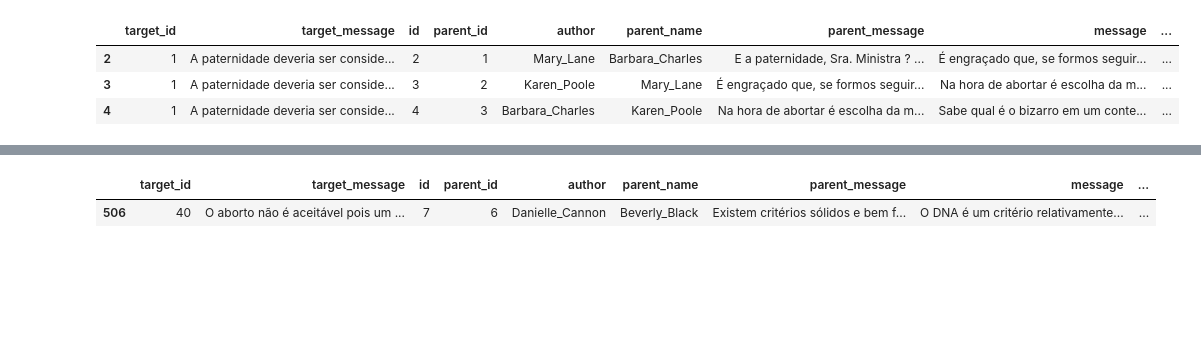
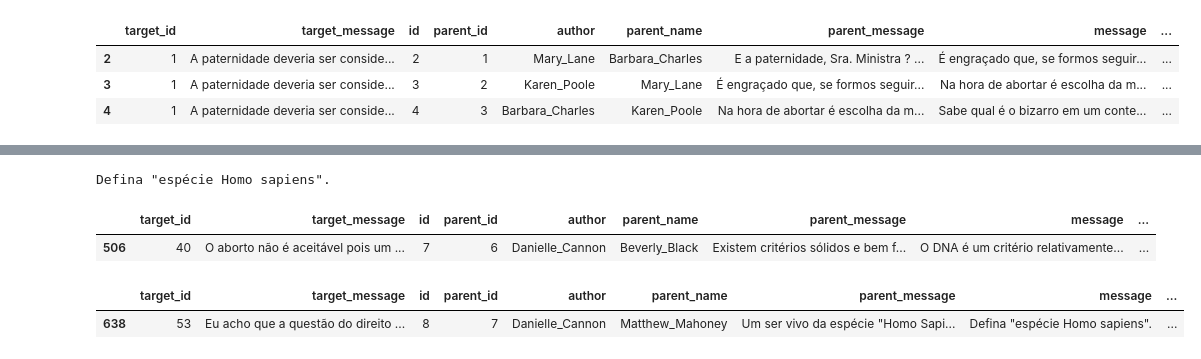
Before and after one commit to digogc/Contextual_GenAI_Stance_Detection, a Jupyter notebook: data/trabalhando_dados.ipynb, the cells around one changed output, grey strips where cells are left out. Saved outputs shown, nothing was run; the diff lists cells and outputs as text; code cells hidden in the pictures; blank space fills up the shorter version.

```diff
--- a/data/trabalhando_dados.ipynb
+++ b/data/trabalhando_dados.ipynb
@@ -50,6 +50,14 @@ exemplo_concorda
 # %% [output]
 |  | target_id | target_message | id | parent_id | author | parent_name | parent_message | message | ... |
 | 260 | 25 | Eu acho que a criminalização do a... | 15 | 13 | Brittany_Hudson | Ronnie_Simmons | Então você é a favor da vida ou c... | Não sou nem a favor nem contra a ... | ... |
+# %%
+# 1. Extraia o texto da primeira linha da coluna 'target_message'
+texto_completo = exemplo_outros['message'].iloc[0]
+
+# 2. Use o print para exibir a string completa, sem cortes
+print(texto_completo)
+# %% [output]
+Defina "espécie Homo sapiens".
 # %%
 exemplo_discorda = dados[(dados['id'] == '7') & (dados['parent_id'] == '6') & (dados['target_id'] == 40)]
 exemplo_discorda
@@ -57,4 +65,7 @@ exemplo_discorda
 |  | target_id | target_message | id | parent_id | author | parent_name | parent_message | message | ... |
 | 506 | 40 | O aborto não é aceitável pois um ... | 7 | 6 | Danielle_Cannon | Beverly_Black | Existem critérios sólidos e bem f... | O DNA é um critério relativamente... | ... |
 # %%
-exemplo_outros = exemplos_labels[exemplos_labels['label'] == 'Outros']
+exemplo_outros = dados[(dados['id'] == '8') & (dados['parent_id'] == '7') & (dados['target_id'] == 53)]
+# %% [output]
+|  | target_id | target_message | id | parent_id | author | parent_name | parent_message | message | ... |
+| 638 | 53 | Eu acho que a questão do direito ... | 8 | 7 | Danielle_Cannon | Matthew_Mahoney | Um ser vivo da espécie "Homo Sapi... | Defina "espécie Homo sapiens". | ... |
```
Also changed, not shown: parts of 5 cells of this notebook, 2 other files.
